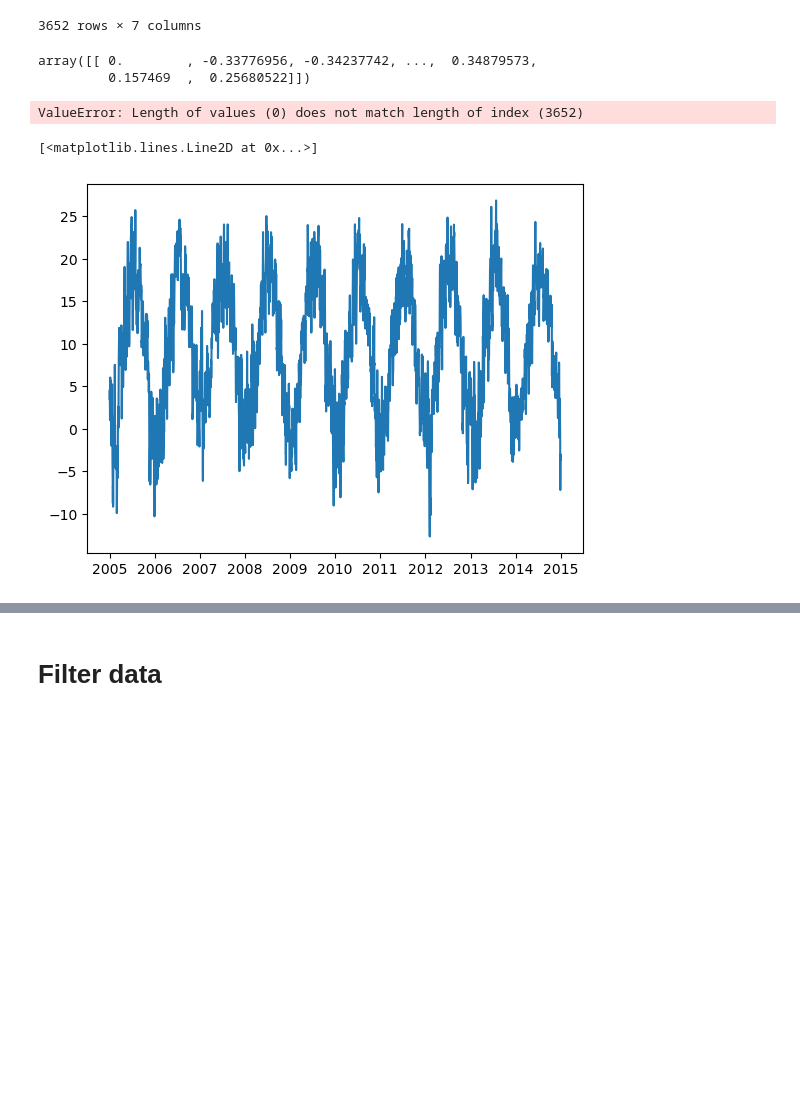
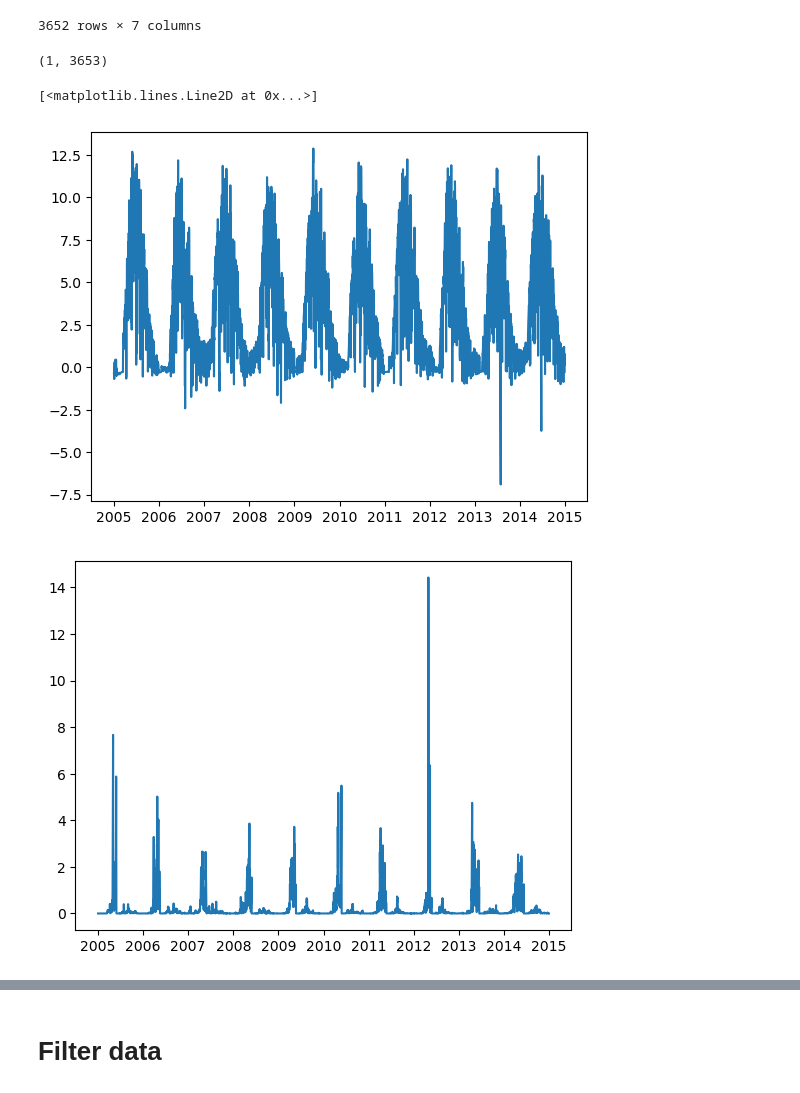
Before and after one commit to Margaux-Ccd/Ecohydro_modelling, a Jupyter notebook: EM_python.ipynb, the cells around one changed output, grey strips where cells are left out. Drawn from its saved outputs; the diff is of its cells as text; code cells hidden in the pictures; blank space fills up the shorter version.

```diff
--- a/EM_python.ipynb
+++ b/EM_python.ipynb
@@ -113,21 +125,26 @@ cha_daily
 | 3651 | 2014-12-31 | -3.614646 | 19.595355 | 0.211849 | 2014 | 12 | 31 |
 3652 rows × 7 columns
 # %%
-cha_mat['NPP_L'][:]
+cha_mat['Slf_L'][:].shape
 # %% [output]
-array([[ 0.        , -0.33776956, -0.34237742, ...,  0.34879573,
-         0.157469  ,  0.25680522]])
+(1, 3653)
 # %%
 # Chamau is grassland so we will use net primary production low vegetation
 # 'Ta': cha_mat['Ta'][:].squeeze(),
-cha_mat['NPP_L'][:].shape
-cha_daily['NPP'] = cha_mat['NPP_L'][1:].squeeze()
+cha_mat['NPP_L'][0][1:]
+cha_daily['NPP'] = cha_mat['NPP_L'][0][1:].squeeze()
+cha_daily['SIF'] = cha_mat['Slf_L'][0][1:].squeeze()
 
 #Problème: NPP a une longueur de 3652 alors que daily mean en a un de 3653. La première valeur est de 0 donc on l'enlève
-# %% [output]
-ValueError: Length of values (0) does not match length of index (3652)
 # %%
-plt.plot(cha_daily['Date'], cha_daily['Ta'])
+plt.plot(cha_daily['Date'], cha_daily['NPP'])
+plt.figure()
+plt.plot(cha_daily['Date'], cha_daily['SIF'])
+plt.figure()
+cha_daily_month=cha_daily[(cha_daily['Year'] == 2005) & (cha_daily['Month'] == 6)]
+cha_daily_month
+plt.plot(cha_daily_month['Date'], cha_daily_month['NPP'])
 # %% [output]
 [<matplotlib.lines.Line2D at 0x...>]
-[figure, old version]
+[figure, new version]
+[figure, added]
```
Also changed, not shown: parts of 23 cells of this notebook, 1 other file.
